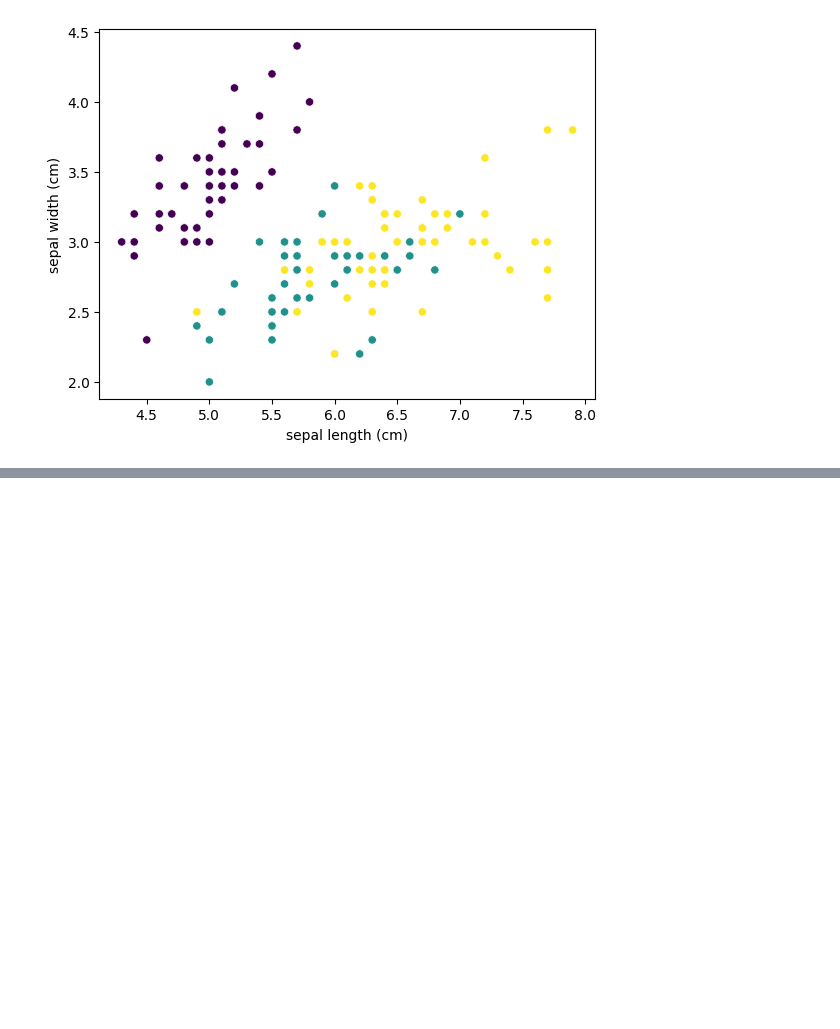
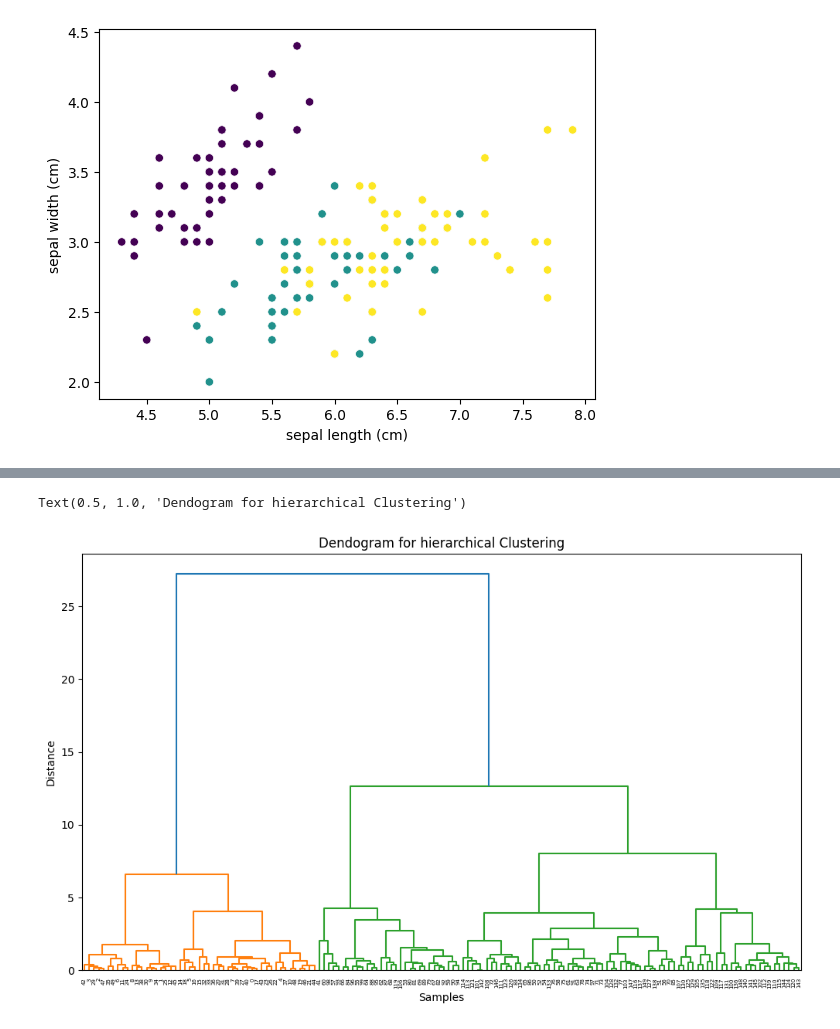
Before and after one commit to Ankit1726/Datascience, a Jupyter notebook: src/machine_learning/notebooks/unsupervised_ml.ipynb, the cells around one changed output, grey strips where cells are left out. Drawn from its saved outputs; the diff is of its cells as text; code cells hidden in the pictures; blank space fills up the shorter version.

Commit message:
clustering ✅

```diff
--- a/src/machine_learning/notebooks/unsupervised_ml.ipynb
+++ b/src/machine_learning/notebooks/unsupervised_ml.ipynb
@@ -203,0 +222,15 @@ sns.scatterplot(x=X.iloc[:,0],y=X.iloc[:,1],c=y)
+# %%
+from scipy.cluster.hierarchy import linkage,dendrogram
+import matplotlib.pyplot as plt
+
+# Linkage
+z = linkage(x_scaled,method="ward")
+
+plt.figure(figsize=(12,7))
+dendrogram(z)
+plt.xlabel("Samples")
+plt.ylabel("Distance")
+plt.title("Dendogram for hierarchical Clustering")
+# %% [output]
+Text(0.5, 1.0, 'Dendogram for hierarchical Clustering')
+[figure, added]
```
Also changed, not shown: parts of 6 cells of this notebook.
